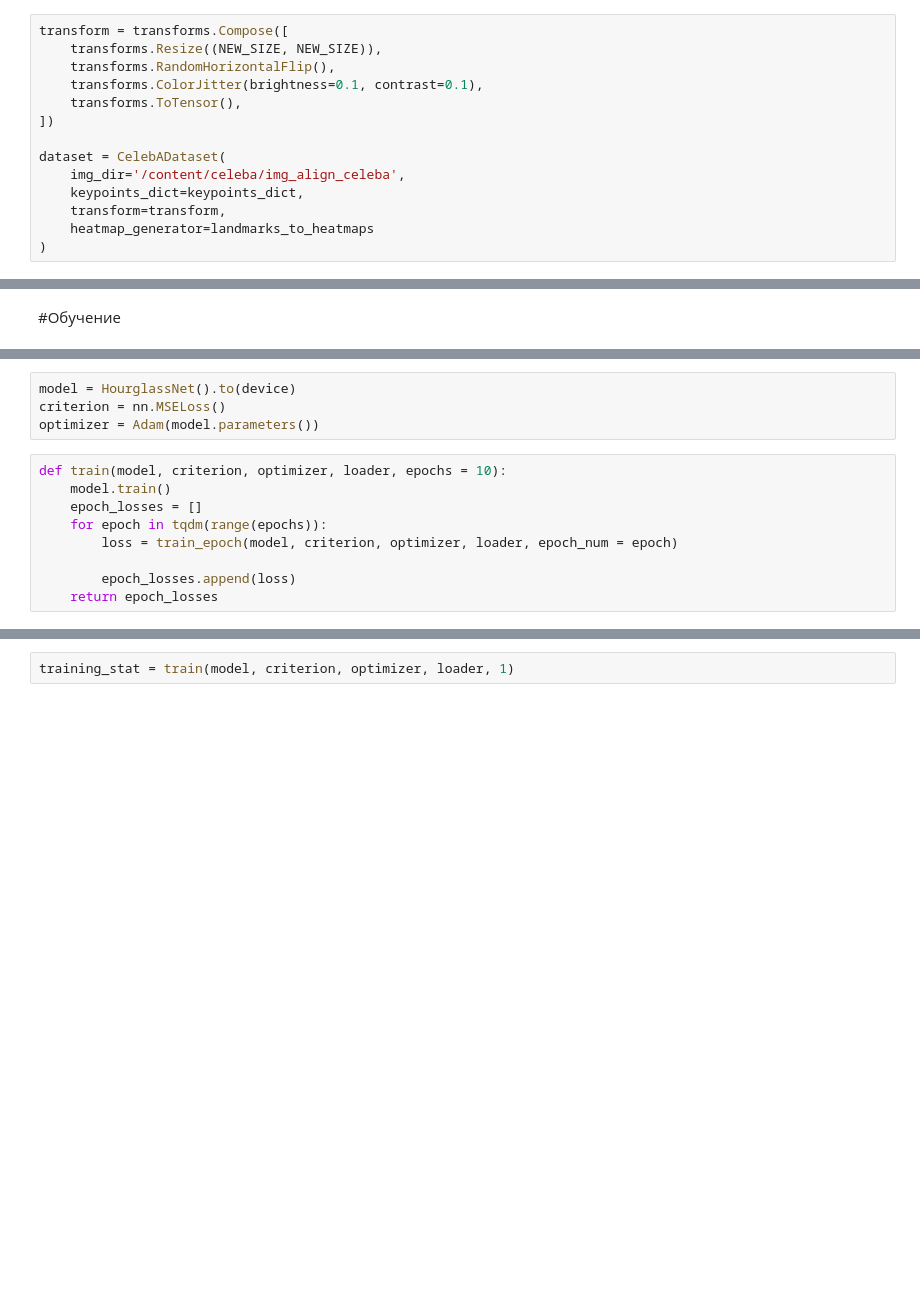
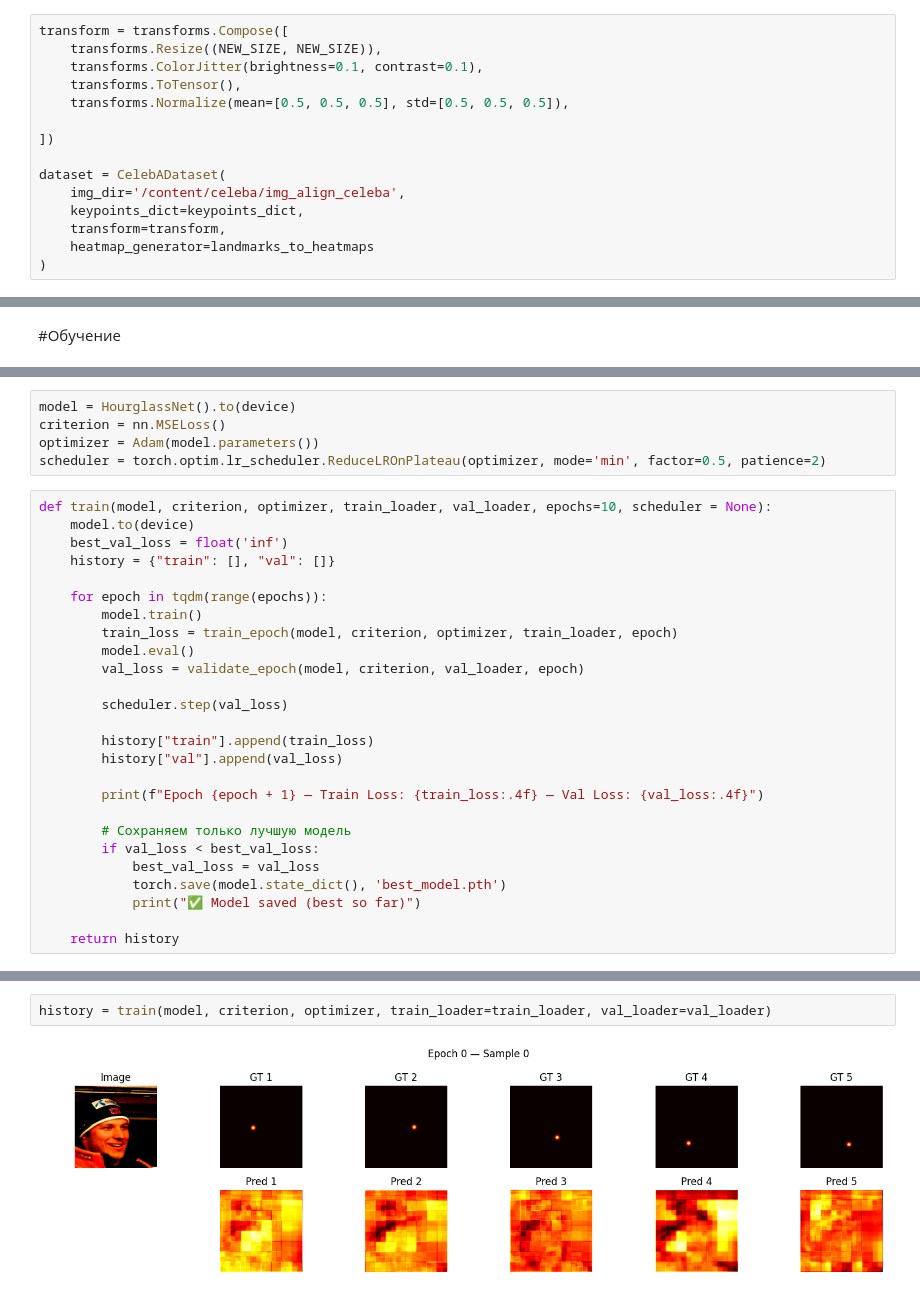
Before and after one commit to kovzanok/dls-final-task, a Jupyter notebook: 1_FaceAlignment.ipynb, the cells around one changed output, grey strips where cells are left out. Saved outputs shown, nothing was run; the diff lists cells and outputs as text; blank space fills up the shorter version.

```diff
--- a/1_FaceAlignment.ipynb
+++ b/1_FaceAlignment.ipynb
@@ -236,9 +236,10 @@ class CelebADataset(Dataset):
 # %%
 transform = transforms.Compose([
     transforms.Resize((NEW_SIZE, NEW_SIZE)),
-    transforms.RandomHorizontalFlip(),
     transforms.ColorJitter(brightness=0.1, contrast=0.1),
     transforms.ToTensor(),
+    transforms.Normalize(mean=[0.5, 0.5, 0.5], std=[0.5, 0.5, 0.5]),
+
 ])
 
 dataset = CelebADataset(
@@ -351,12 +391,30 @@ class HourglassNet(nn.Module):
 model = HourglassNet().to(device)
 criterion = nn.MSELoss()
 optimizer = Adam(model.parameters())
+scheduler = torch.optim.lr_scheduler.ReduceLROnPlateau(optimizer, mode='min', factor=0.5, patience=2)
-# %%
-def train(model, criterion, optimizer, loader, epochs = 10):
-    model.train()
-    epoch_losses = []
-    for epoch in tqdm(range(epochs)):
-        loss = train_epoch(model, criterion, optimizer, loader, epoch_num = epoch)
-
-        epoch_losses.append(loss)
-    return epoch_losses
+# %%
+def train(model, criterion, optimizer, train_loader, val_loader, epochs=10, scheduler = None):
+    model.to(device)
+    best_val_loss = float('inf')
+    history = {"train": [], "val": []}
+
+    for epoch in tqdm(range(epochs)):
+        model.train()
+        train_loss = train_epoch(model, criterion, optimizer, train_loader, epoch)
+        model.eval()
+        val_loss = validate_epoch(model, criterion, val_loader, epoch)
+
+        scheduler.step(val_loss)
+
+        history["train"].append(train_loss)
+        history["val"].append(val_loss)
+
+        print(f"Epoch {epoch + 1} — Train Loss: {train_loss:.4f} — Val Loss: {val_loss:.4f}")
+
+        # Сохраняем только лучшую модель
+        if val_loss < best_val_loss:
+            best_val_loss = val_loss
+            torch.save(model.state_dict(), 'best_model.pth')
+            print("✅ Model saved (best so far)")
+
+    return history
@@ -383,4 +459,5 @@ def train_epoch(model, criterion, optimizer, loader, epoch_num):
     return avg_loss
 # %%
-training_stat = train(model, criterion, optimizer, loader, 1)
+history = train(model, criterion, optimizer, train_loader=train_loader, val_loader=val_loader)
 # %% [output]
+[figure, added]
```
Also changed, not shown: parts of 9 cells of this notebook.
